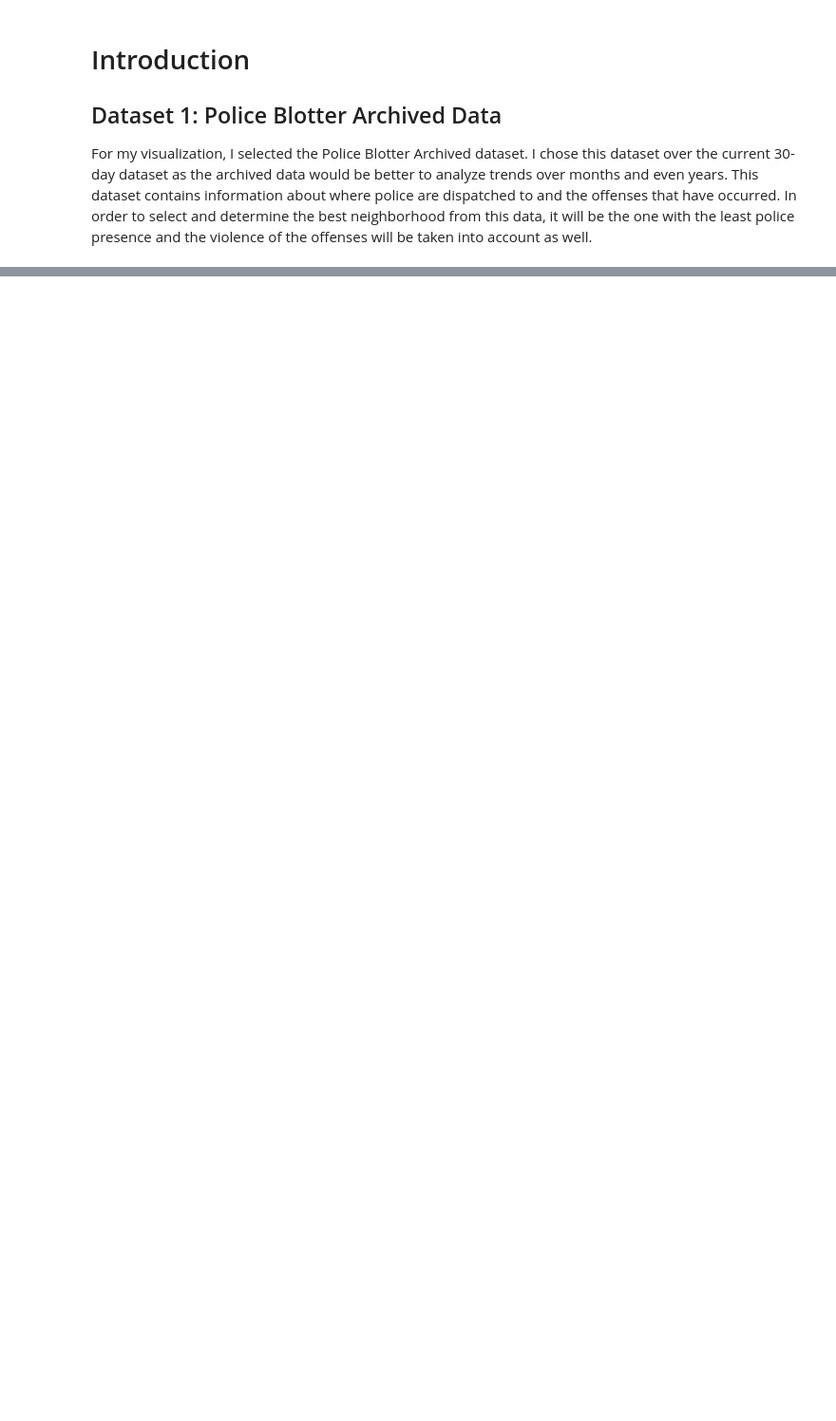
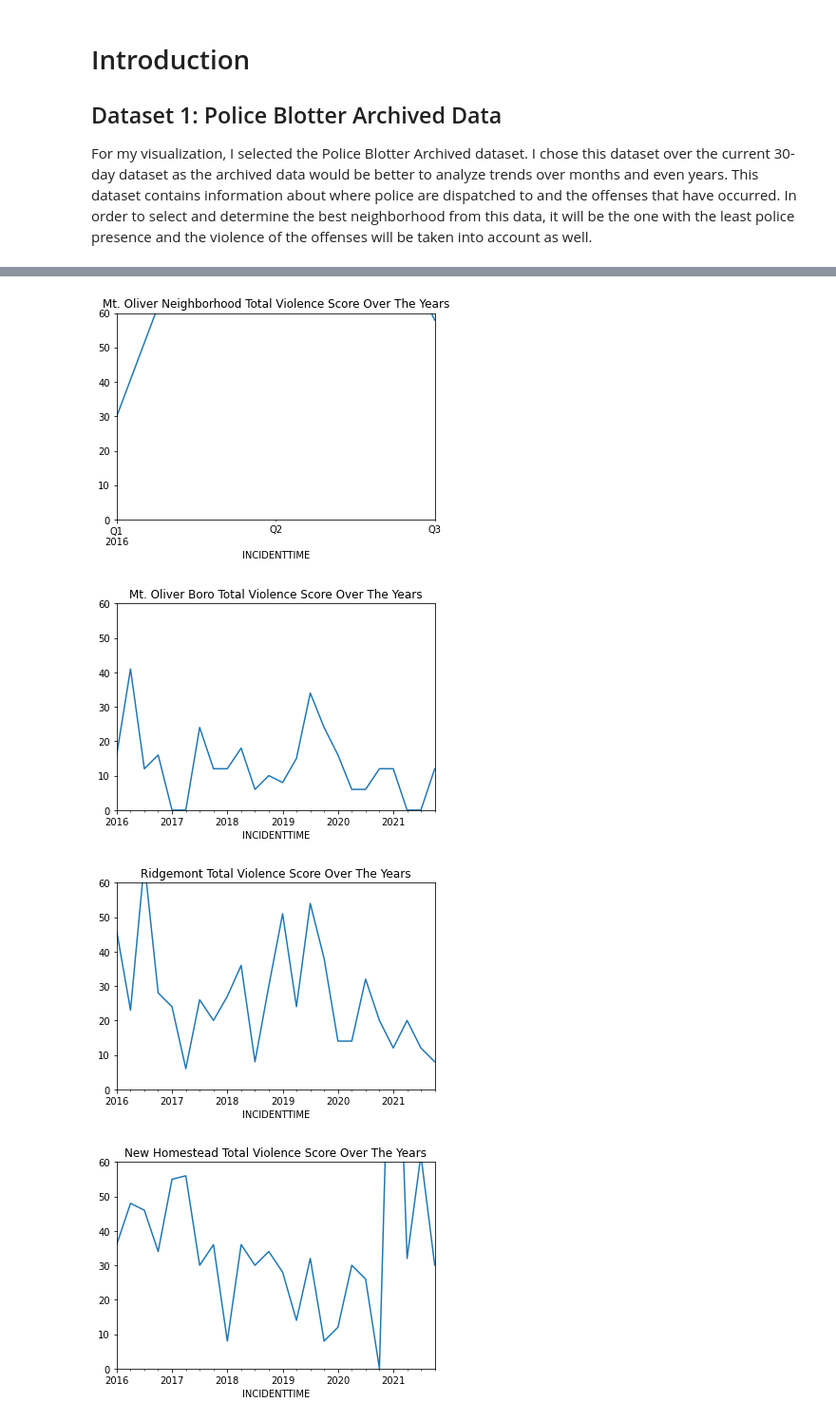
Before and after one commit to jeffzheng13/Best-Neighborhood-For-Fugitive, a Jupyter notebook: jez43 Final Project File.ipynb, the cells around one changed output, grey strips where cells are left out. Shown: that part at 95% size. Drawn from its saved outputs; the diff is of its cells as text; code cells hidden in the pictures; blank space fills up the shorter version.

```diff
--- a/jez43 Final Project File.ipynb
+++ b/jez43 Final Project File.ipynb
@@ -38,0 +183,18 @@ police_blotter_wanted
+# %%
+i = 0
+for i in range(len(key_neighborhood)):
+    key_neighborhood_filter = police_blotter_wanted["INCIDENTNEIGHBORHOOD"] == key_neighborhood[i]
+    # print(key_neighborhood[i])
+    key_neighborhood1_data = police_blotter_wanted.where(key_neighborhood_filter)
+    key_neighborhood1_data = key_neighborhood1_data.dropna()
+    key_neighborhood1_data = key_neighborhood1_data.resample("Q").sum()
+    key_neighborhood1_data = key_neighborhood1_data.dropna()
+    plt.figure()
+    key_neighborhood1_data["Violence Score"].plot()
+    plt.ylim(0, 60)
+    plt.title(key_neighborhood[i] + " Total Violence Score Over The Years")
+# %% [output]
+[figure, added]
+[figure, added]
+[figure, added]
+[figure, added]
```
Also changed, not shown: parts of 24 cells of this notebook, 1 other file.
